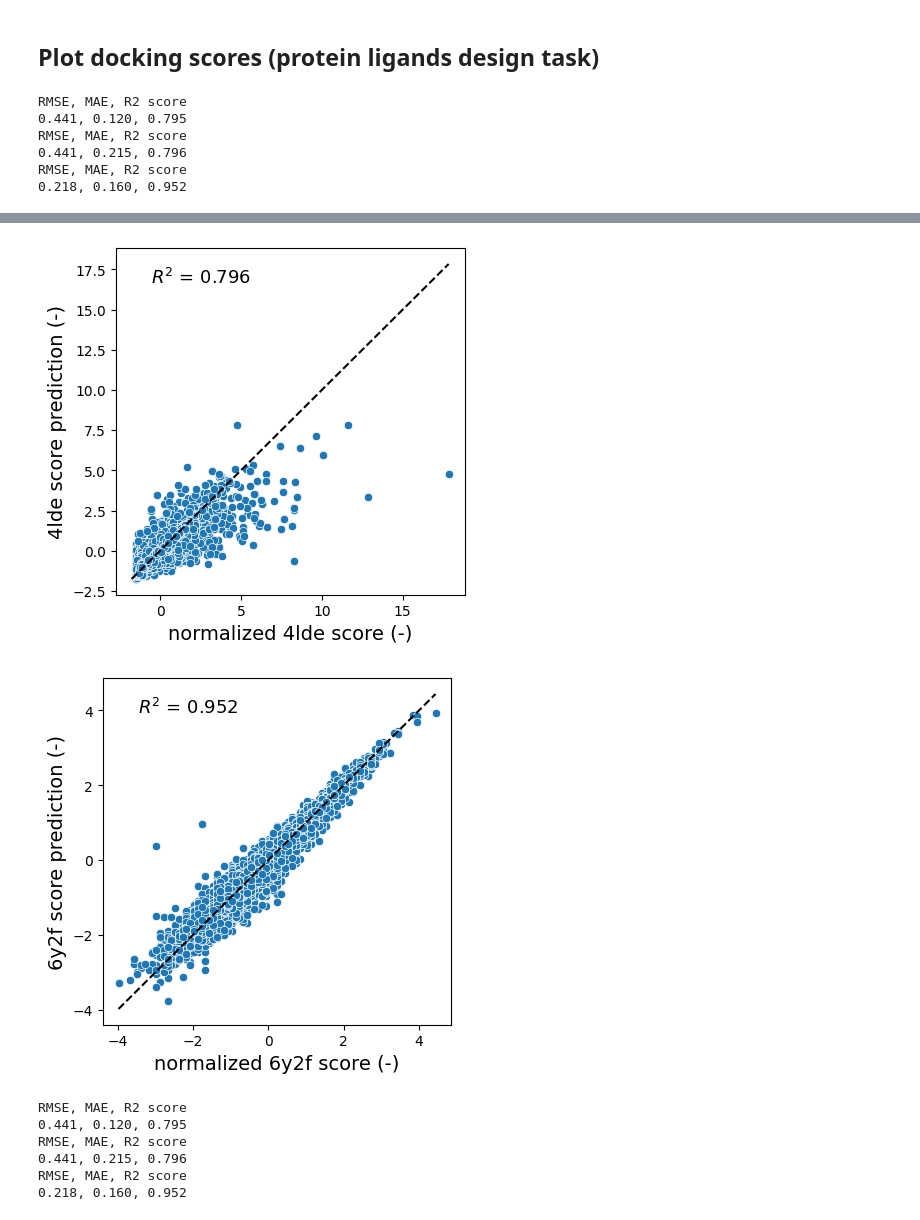
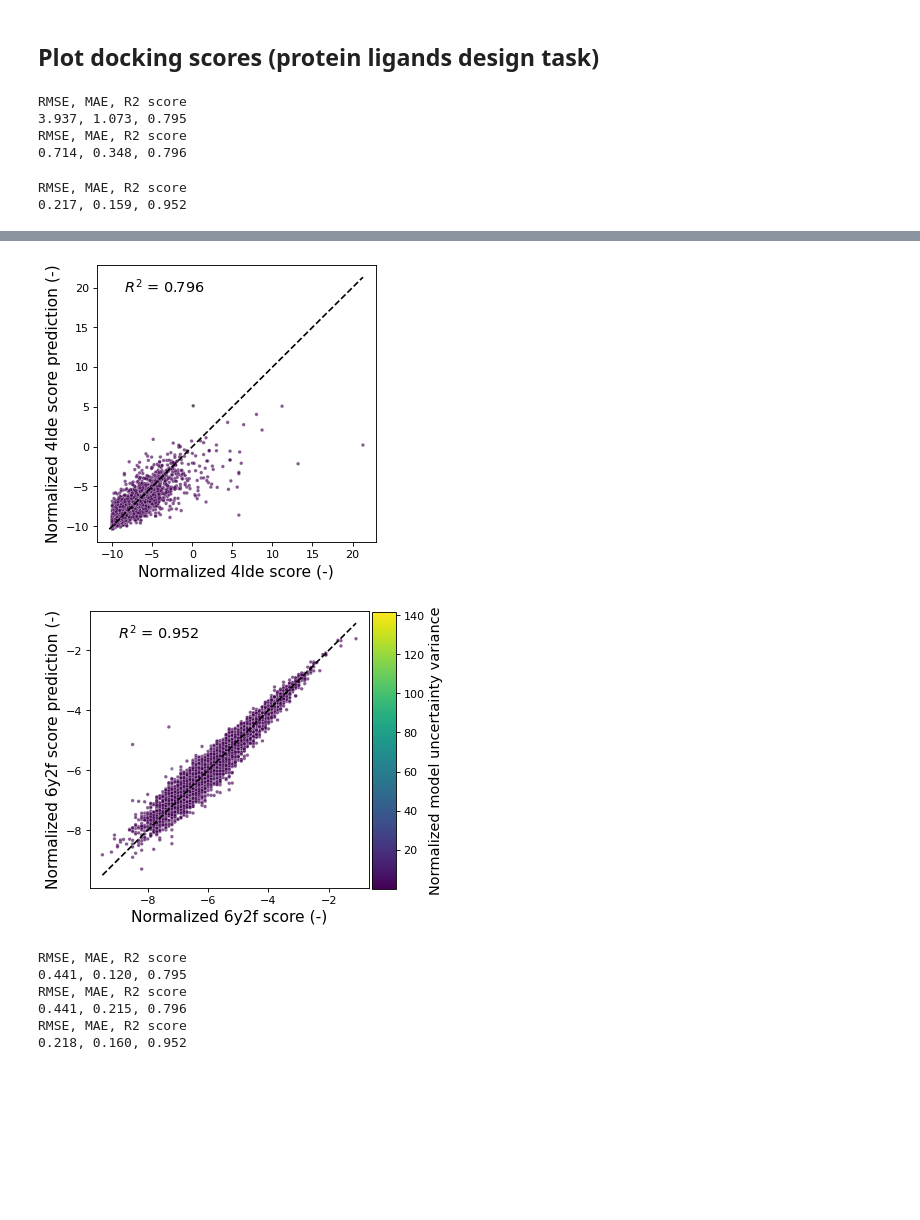
Before and after one commit to Lung-Yi/uncmoo, a Jupyter notebook: plot_parity.ipynb, the cells around one changed output, grey strips where cells are left out. Drawn from its saved outputs; the diff is of its cells as text; code cells hidden in the pictures; blank space fills up the shorter version.

```diff
--- a/plot_parity.ipynb
+++ b/plot_parity.ipynb
@@ -61,7 +61,7 @@ def truncate_unc(data, target_columns, trunc_values,uncertainty_method="evidenti
 
 def create_unc_plot(data, target_columns, dataset, uncertainty_method="evidential_total"):
     cmap = cm.viridis
-    save_dir = "docs/plot_parity_unc/{}".format(dataset)
+    save_dir = "figures/plot_parity_unc/{}".format(dataset)
     os.makedirs(save_dir, exist_ok=True)
 
     for j, target in enumerate(target_columns):
@@ -95,3 +95,37 @@ def create_unc_plot(data, target_columns, dataset, uncertainty_method="evidentia
         plt.savefig(os.path.join(save_dir, "{}.svg".format(target)), format="svg", bbox_inches='tight')
         # break
 # plt.show()
+def create_unc_plot_2(data, target_columns, dataset, uncertainty_method="evidential_total"):
+    cmap = cm.viridis
+    save_dir = "figures/plot_parity_unc_2/{}".format(dataset)
+    os.makedirs(save_dir, exist_ok=True)
+
+    for j, target in enumerate(target_columns):
+        var_name = target + "_{}_uncal_var".format(uncertainty_method)
+
+        min_point = min(min(data[target]), min(data[target+" prediction"]))
+        max_point = max(max(data[target]), max(data[target+" prediction"]))
+        points = np.linspace(min_point,max_point,20)
+        rmse = np.sqrt(mean_squared_error(data[target], data[target+" prediction"]))
+        mae = mean_absolute_error(data[target], data[target+" prediction"])
+        r2 = r2_score(data[target], data[target+" prediction"])
+        print("RMSE, MAE, R2 score")
+        print("{:.3f}, {:.3f}, {:.3f}".format(rmse, mae, r2))
+
+        fig = plt.figure(figsize=(4.5,4.5), dpi=80)
+        plt.plot(points, points, color='black', linestyle='--')
+        # plt.scatter(x=data[target], y=data[target+" prediction"])
+        sns.scatterplot(data=data,#.sort_values(by = var_name, axis = 0,ascending=True),
+                         x=target, y=target+" prediction", hue=var_name, palette=cmap, legend=False,
+                         s=10, alpha=0.65)
+        plt.xlabel(target+" (-)", fontsize=14)
+        plt.ylabel(target+" prediction"+" (-)", fontsize=14)
+        plt.text(0.1, 0.9, r'$R^2$ = ' + f'{r2:.3f}', transform=plt.gca().transAxes, fontsize=13)
+
+        # if j == len(target_columns)-1:
+        norm = mpl.colors.Normalize(vmin=min(data[var_name]), vmax=max(data[var_name]))
+        cax = fig.add_axes([0.91, 0.107, 0.065, 0.77])
+        cbar = fig.colorbar(mpl.cm.ScalarMappable(norm=norm, cmap=cmap), cax, orientation='vertical',
+                                label='Model uncertainty variance')
+        cbar.set_label(label='Model uncertainty variance',size=13)
+        # plt.savefig(os.path.join(save_dir, "{}.svg".format(target)), format="svg", bbox_inches='tight')
@@ -142,12 +137,12 @@ target_columns = ["1syh score", "4lde score", "6y2f score"]
 model_path = "chemprop_unc/save_models/docking/evidential/fold_0"
 dataset = "docking"
 
-data = create_data(model_path, target_columns, scaler_dict)
-create_plot(data, target_columns, dataset)
+data = create_data(model_path, target_columns, scaler_dict, normalize_data=False)
+create_unc_plot(data, target_columns, dataset)
 # %% [output]
 RMSE, MAE, R2 score
-0.441, 0.120, 0.795
+3.937, 1.073, 0.795
 RMSE, MAE, R2 score
-0.441, 0.215, 0.796
-RMSE, MAE, R2 score
-0.218, 0.160, 0.952
+0.714, 0.348, 0.796
+RMSE, MAE, R2 score
+0.217, 0.159, 0.952
@@ -155,5 +150,5 @@ RMSE, MAE, R2 score
-[figure, old version]
+[figure, new version]
-[figure, old version]
+[figure, new version]
 # %%
 scaler_dict = {"1syh score": (-2.832, 8.928), "4lde score": (-7.547, 1.617), "6y2f score": (-5.528, 0.997)}
 target_columns = ["1syh score", "4lde score", "6y2f score"]
```
Also changed, not shown: parts of 7 cells of this notebook, 31 other files.
